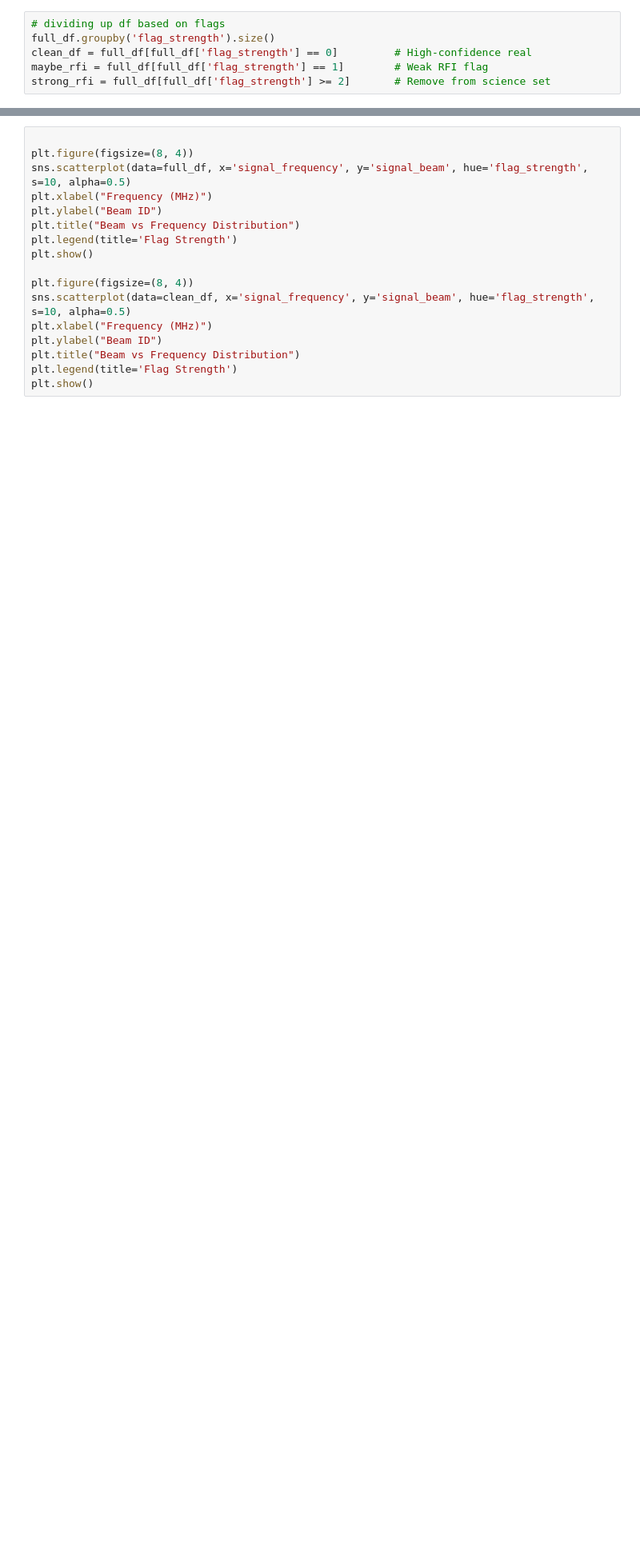
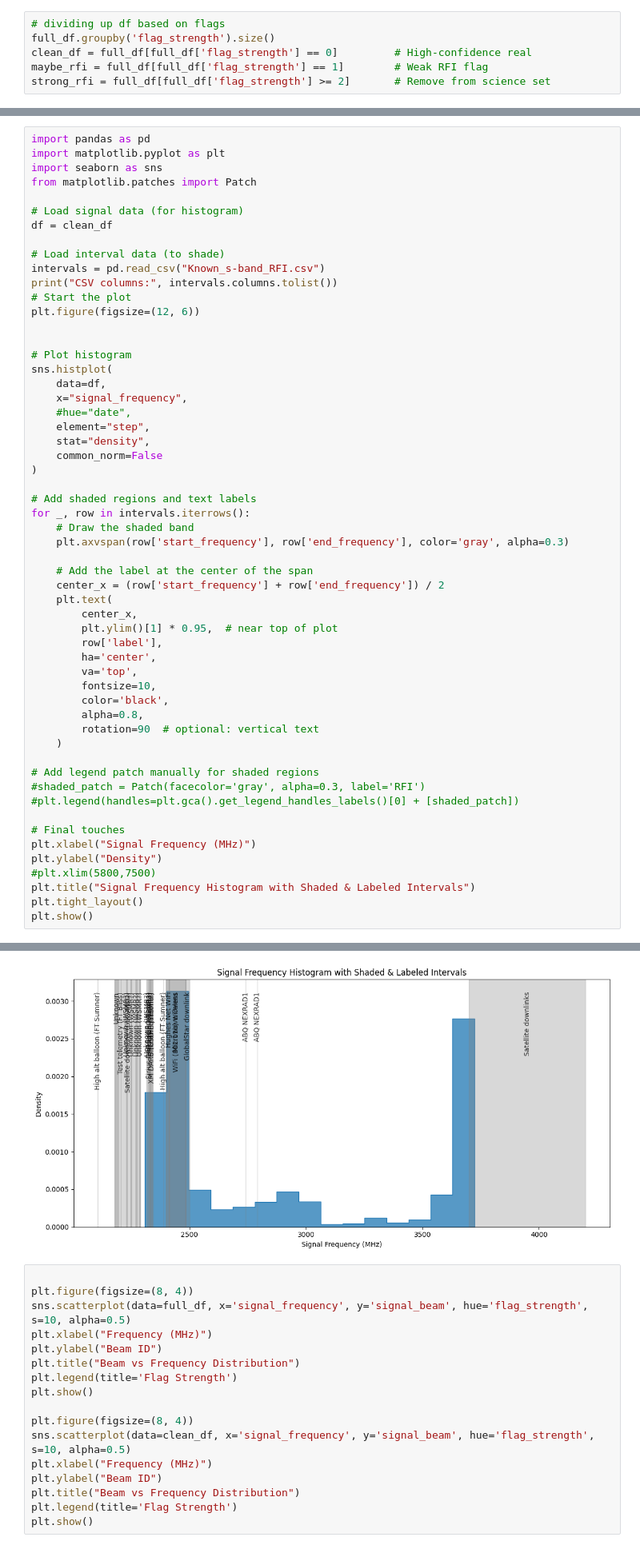
Before and after one commit to jmotamarry/cosmic-testing, a Jupyter notebook: comsic_pp.ipynb, the cells around one changed output, grey strips where cells are left out. Shown at 80% size. Saved outputs shown, nothing was run; the diff lists cells and outputs as text; blank space fills up the shorter version.

```diff
--- a/comsic_pp.ipynb
+++ b/comsic_pp.ipynb
@@ -124,0 +408,57 @@ plt.show()
+# %%
+import pandas as pd
+import matplotlib.pyplot as plt
+import seaborn as sns
+from matplotlib.patches import Patch
+
+# Load signal data (for histogram)
+df = clean_df
+
+# Load interval data (to shade)
+intervals = pd.read_csv("Known_s-band_RFI.csv")
+print("CSV columns:", intervals.columns.tolist())
+# Start the plot
+plt.figure(figsize=(12, 6))
+
+
+# Plot histogram
+sns.histplot(
+    data=df,
+    x="signal_frequency",
+    #hue="date",
+    element="step",
+    stat="density",
+    common_norm=False
+)
+
+# Add shaded regions and text labels
+for _, row in intervals.iterrows():
+    # Draw the shaded band
+    plt.axvspan(row['start_frequency'], row['end_frequency'], color='gray', alpha=0.3)
+
+    # Add the label at the center of the span
+    center_x = (row['start_frequency'] + row['end_frequency']) / 2
+    plt.text(
+        center_x,
+        plt.ylim()[1] * 0.95,  # near top of plot
+        row['label'],
+        ha='center',
+        va='top',
+        fontsize=10,
+        color='black',
+        alpha=0.8,
+        rotation=90  # optional: vertical text
+    )
+
+# Add legend patch manually for shaded regions
+#shaded_patch = Patch(facecolor='gray', alpha=0.3, label='RFI')
+#plt.legend(handles=plt.gca().get_legend_handles_labels()[0] + [shaded_patch])
+
+# Final touches
+plt.xlabel("Signal Frequency (MHz)")
+plt.ylabel("Density")
+#plt.xlim(5800,7500)
+plt.title("Signal Frequency Histogram with Shaded & Labeled Intervals")
+plt.tight_layout()
+plt.show()
+# %% [output]
@@ -125,3 +466,4 @@ plt.show()
+[figure, added]
 # %%
 
 plt.figure(figsize=(8, 4))
```
Also changed, not shown: parts of 10 cells of this notebook, 1 other file.
